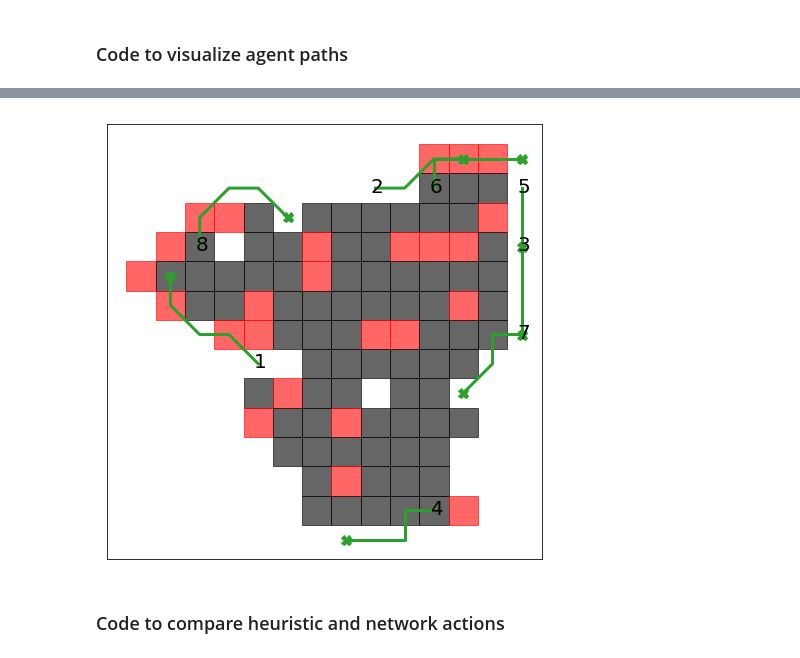
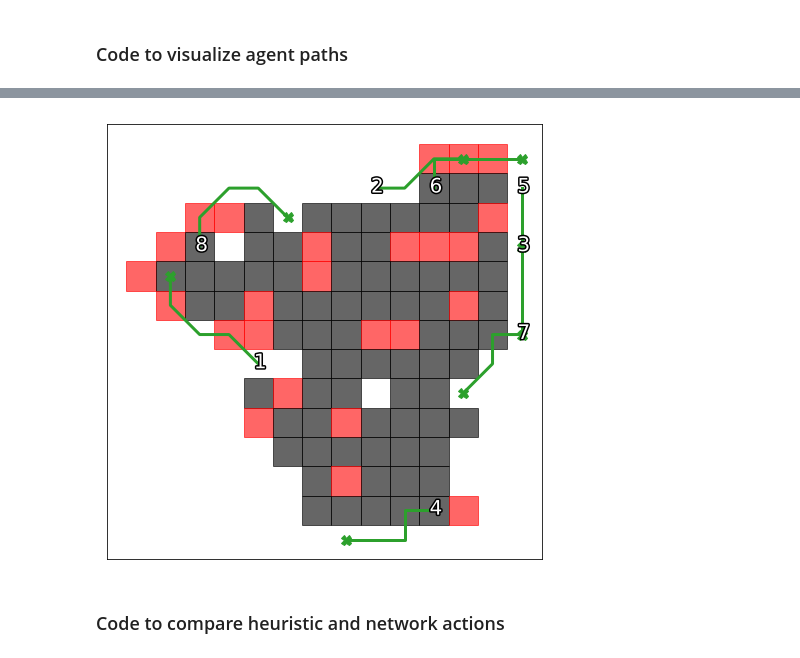
Before and after one commit to rhaksar/ddrl-firefighting, a Jupyter notebook: train-simple_ext-PyTorch.ipynb, the cells around one changed output, grey strips where cells are left out. Cells and saved outputs as stored; diff of their text form; code cells hidden in the pictures.

Commit message:
Added code to test the network query time. Also added code for better visualization of numbers on plots.

```diff
--- a/train-simple_ext-PyTorch.ipynb
+++ b/train-simple_ext-PyTorch.ipynb
@@ -279,0 +286,15 @@ torch.Size([4, 9])
+# %%
+img_dim = 3
+model = eelfff(img_dim).type(dtype)
+num_tests = 10000
+total_time = 0
+
+for _ in range(num_tests):
+    feat = Variable(torch.randn(1,img_dim**2+2+1+2)).type(dtype)
+
+    tic = time.clock()
+    Q = model(feat)
+    toc = time.clock()
+    total_time += (toc-tic)
+
+print("average time = %fs = %fms" %(total_time/num_tests,1000*total_time/num_tests))
@@ -917,9 +940,12 @@ for k in range(n):
     plt.plot(2*plot_pos[k]['x'][-1], 2*plot_pos[k]['y'][-1], 'C2X', markersize=10)
     plt.plot([2*plot_pos[k]['x'][-j] for j in range(repeat_lim+1,0,-1)],
              [2*plot_pos[k]['y'][-j] for j in range(repeat_lim+1,0,-1)], 'C2-', linewidth=3)
-    ax.annotate(str(k+1), xy=(2*plot_pos[k]['x'][-repeat_lim-1]+corr, 2*plot_pos[k]['y'][-repeat_lim-1]+corr),
-                color='k', size=20)
+    #ax.annotate(str(k+1), xy=(2*plot_pos[k]['x'][-repeat_lim-1]+corr, 2*plot_pos[k]['y'][-repeat_lim-1]+corr),
+    #            color='k', size=20)
 
+    txt = plt.text(2*plot_pos[k]['x'][-repeat_lim-1]+corr,2*plot_pos[k]['y'][-repeat_lim-1]+corr,
+                   str(k+1), size=20, color='w')
+    txt.set_path_effects([PathEffects.withStroke(linewidth=3, foreground='k')])
 
 # plt.savefig('sample_path.pdf', dpi=300, bbox_inches='tight')
 # %% [output]
@@ -927,4 +953,4 @@ for k in range(n):
-[figure, old version]
+[figure, new version]
 # %% [markdown]
 ### Code to compare heuristic and network actions
 # %%
```
Also changed, not shown: parts of 6 cells of this notebook.
